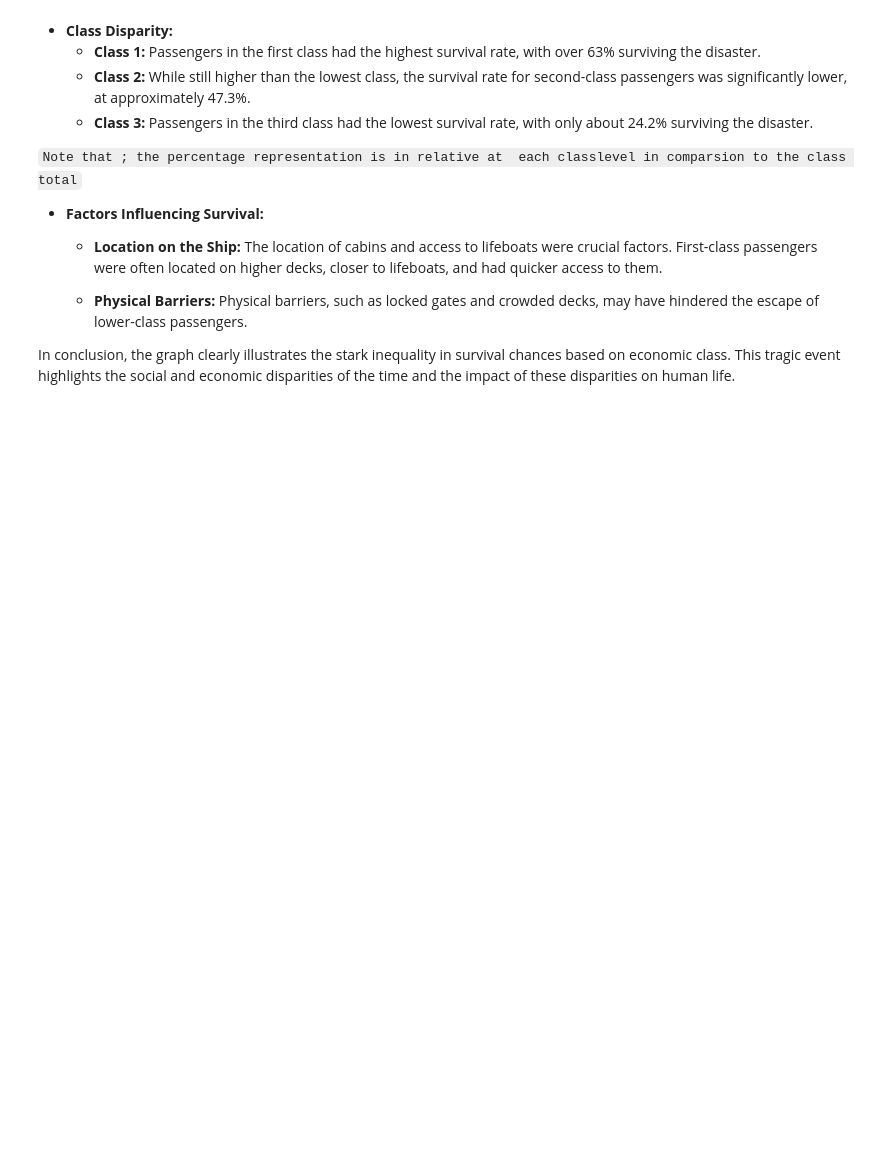
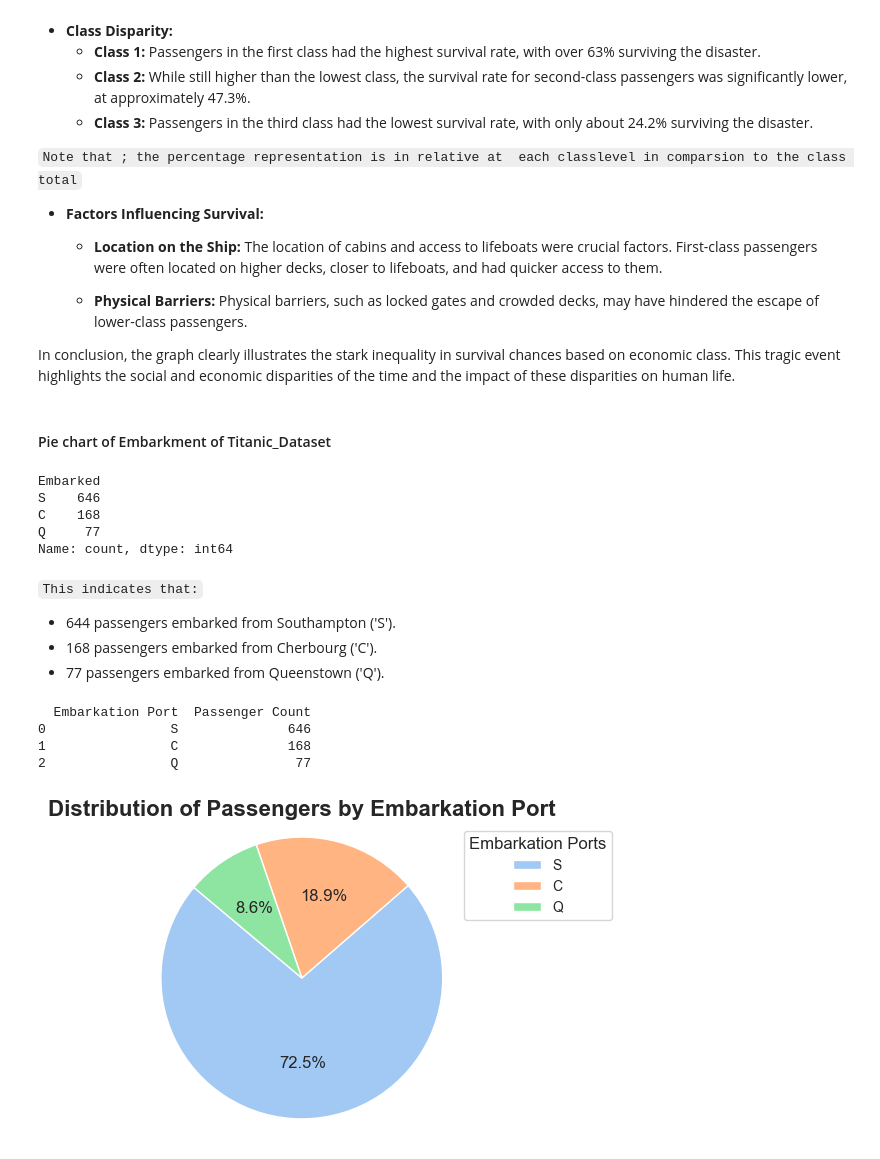
Before and after one commit to SnitTeshome/PRODIGY_DS_02, a Jupyter notebook: Task -02.ipynb, the cells around one changed output. Saved outputs shown, nothing was run; the diff lists cells and outputs as text; code cells hidden in the pictures; blank space fills up the shorter version.

```diff
--- a/Task -02.ipynb
+++ b/Task -02.ipynb
@@ -738,3 +738,65 @@ The graph visually represents the stark disparity in survival rates among differ
    - **Physical Barriers:** Physical barriers, such as locked gates and crowded decks, may have hindered the escape of lower-class passengers.
 
 In conclusion, the graph clearly illustrates the stark inequality in survival chances based on economic class. This tragic event highlights the social and economic disparities of the time and the impact of these disparities on human life.
+# %% [markdown]
+#### Pie chart of Embarkment of Titanic_Dataset
+# %%
+# Summarize the data to get the count of passengers for each embarkation port
+embarkation_counts = Titanic['Embarked'].value_counts()
+
+# Display the results
+embarkation_counts
+# %% [output]
+Embarked
+S    646
+C    168
+Q     77
+Name: count, dtype: int64
+# %% [markdown]
+`This indicates that:`
+
+- 644 passengers embarked from Southampton ('S').
+- 168 passengers embarked from Cherbourg ('C').
+- 77 passengers embarked from Queenstown ('Q').
+# %%
+# Convert to DataFrame for better presentation
+embarkation_counts_df = embarkation_counts.reset_index()
+embarkation_counts_df.columns = ['Embarkation Port', 'Passenger Count']
+
+# Display the DataFrame
+print(embarkation_counts_df)
+# %% [output]
+  Embarkation Port  Passenger Count
+0                S              646
+1                C              168
+2                Q               77
+# %%
+# Create the pie chart using Matplotlib
+plt.figure(figsize=(4, 4))
+
+# Define colors using a Seaborn color palette
+colors = sns.color_palette("pastel")
+
+# Create the pie chart without labels on slices
+plt.pie(embarkation_counts, autopct='%1.1f%%', startangle=140, colors=colors)
+
+# Title
+plt.title('Distribution of Passengers by Embarkation Port', fontsize=16, weight='bold')
+plt.axis('equal')  # Equal aspect ratio ensures that pie is drawn as a circle.
+
+# Create a custom legend
+# Adding the legend to the upper left corner
+plt.legend(
+    labels=embarkation_counts.index,
+    title="Embarkation Ports",
+    loc='upper left',
+    bbox_to_anchor=(1, 1),  # Adjust the position of the legend
+    fontsize=10,
+    title_fontsize=12,
+    facecolor='white'
+)
+
+# Show the plot
+plt.show()
+# %% [output]
+[figure, added]
```
Also changed, not shown: parts of 1 cell of this notebook.
